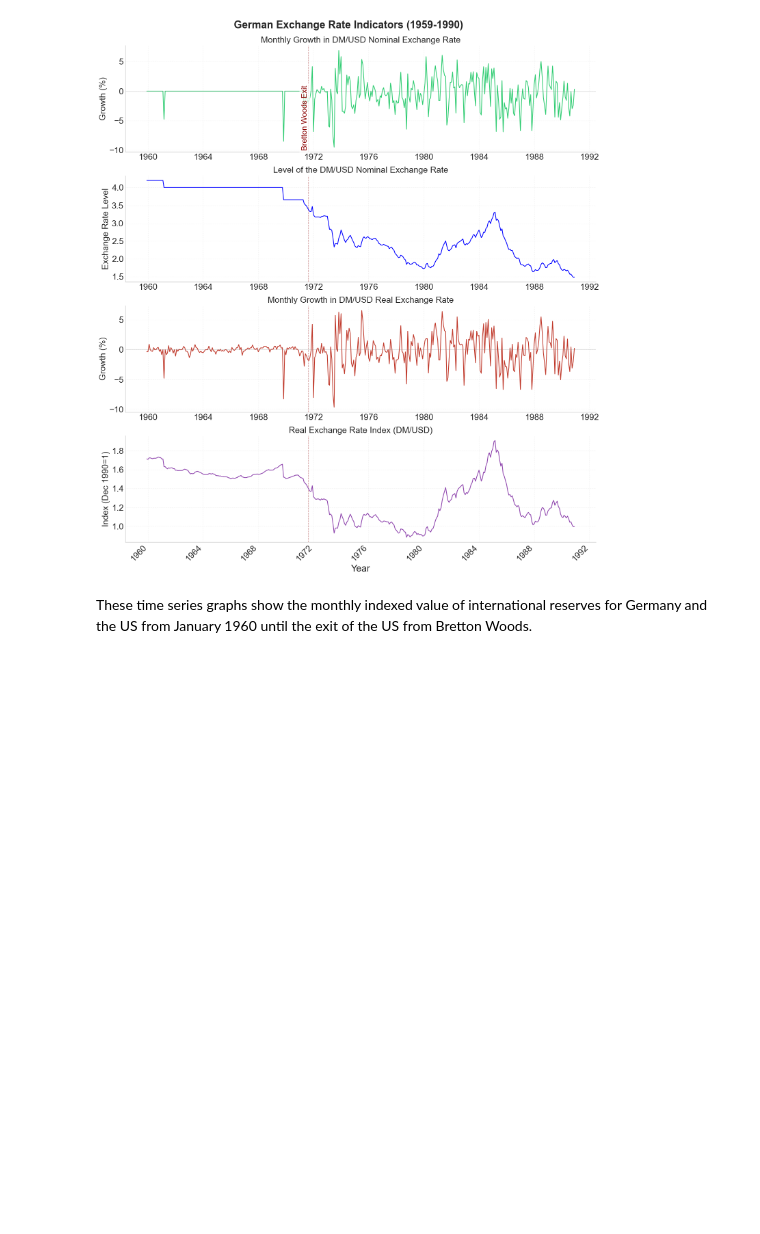
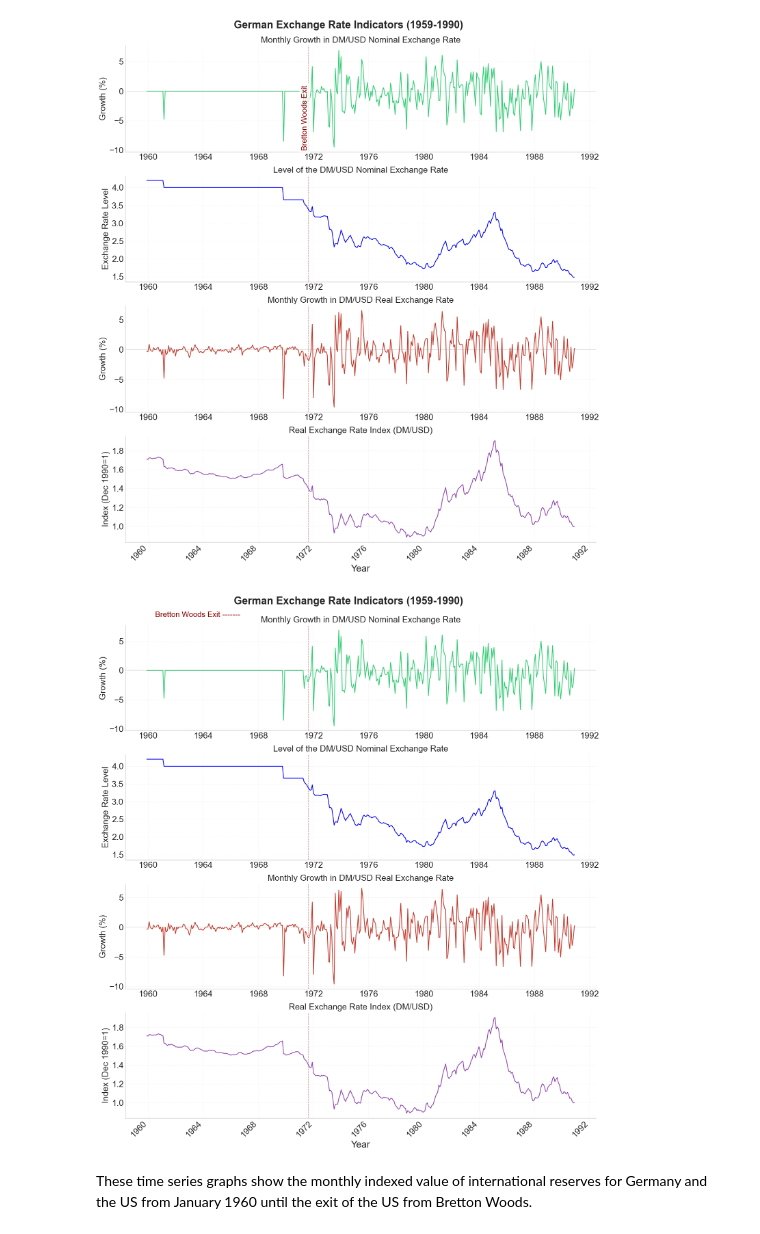
Before and after one commit to EC1B1-Macro-Project/Germany_Coursework, a Jupyter notebook: code/NB00 .ipynb, the cells around one changed output. Cells and saved outputs as stored; diff of their text form; code cells hidden in the pictures; blank space fills up the shorter version.

```diff
--- a/code/NB00 .ipynb
+++ b/code/NB00 .ipynb
@@ -500,6 +500,79 @@ fig.suptitle("German Exchange Rate Indicators (1959-1990)",
 plt.show()
 # %% [output]
 [figure]
+# %%
+# Filter data for Germany only
+germany_df = merged_df[merged_df["Country"] == "Germany"]
+
+# Define Bretton Woods exit date
+bretton_woods_exit = pd.to_datetime('1971-08-15')
+
+# Set style and figure
+plt.style.use('seaborn-v0_8-whitegrid')
+fig, axs = plt.subplots(4, 1, figsize=(15, 16))
+
+# Common formatting for all subplots
+for ax in axs:
+    ax.grid(True, linestyle=':', alpha=0.4)
+    ax.spines['top'].set_visible(False)
+    ax.spines['right'].set_visible(False)
+
+    # Add Bretton Woods marker
+    ax.axvline(x=bretton_woods_exit, color='darkred', linestyle='--', alpha=0.5, linewidth=1)
+
+# Plot 1: Monthly Growth in Nominal Exchange Rate
+axs[0].plot(germany_df["Date"], germany_df["Nominal Exchange Rate Growth (%)"],
+            color="#2ecc71", linewidth=1.5)
+axs[0].set_title("Monthly Growth in DM/USD Nominal Exchange Rate", fontsize=18)
+axs[0].set_ylabel("Growth (%)", fontsize=18)
+axs[0].axhline(y=0, color='gray', linestyle='-', alpha=0.2)
+
+# Add annotation for Bretton Woods Exit in the top plot
+axs[0].text(bretton_woods_exit - pd.Timedelta(days=1800),  # Move left
+            axs[0].get_ylim()[1] * 1.15,  # Position above the plot
+            'Bretton Woods Exit -------',
+            rotation=0,  # Horizontal text
+            verticalalignment='bottom',
+            horizontalalignment='right',  # Align to the right
+            fontsize=16,
+            color='darkred',
+            bbox=dict(facecolor='white', edgecolor='none', alpha=0.7))
+
+# Plot 2: Level of Nominal Exchange Rate
+axs[1].plot(germany_df["Date"], germany_df["Nominal Exchange Rate"],
+            color="blue", linewidth=1.5)
+axs[1].set_title("Level of the DM/USD Nominal Exchange Rate", fontsize=18)
+axs[1].set_ylabel("Exchange Rate Level", fontsize=18)
+
+# Plot 3: Monthly Growth in Real Exchange Rate
+axs[2].plot(germany_df["Date"], germany_df["Real Exchange Rate Growth (%)"],
+            color="#c0392b", linewidth=1.5)
+axs[2].set_title("Monthly Growth in DM/USD Real Exchange Rate", fontsize=18)
+axs[2].set_ylabel("Growth (%)", fontsize=18)
+axs[2].axhline(y=0, color='gray', linestyle='-', alpha=0.2)
+
+# Plot 4: Real Exchange Rate Index
+axs[3].plot(germany_df["Date"], germany_df["Real Exchange Rate Index"],
+            color="#8e44ad", linewidth=1.5)
+axs[3].set_title("Real Exchange Rate Index (DM/USD)", fontsize=18)
+axs[3].set_ylabel("Index (Dec 1990=1)", fontsize=18)
+
+# X-axis formatting
+axs[3].set_xlabel("Year", fontsize=20)
+for ax in axs:
+    ax.tick_params(axis='both', labelsize=18)
+
+# Rotate x-axis labels and adjust layout
+plt.setp(axs[-1].get_xticklabels(), rotation=45, ha='right')
+plt.tight_layout()
+
+# Add main title with more space
+fig.suptitle("German Exchange Rate Indicators (1959-1990)",
+             y=1.02, fontsize=22, fontweight='bold')
+
+plt.show()
+# %% [output]
+[figure, added]
 # %% [markdown]
 These time series graphs show  the monthly indexed value of international reserves for Germany and the US from January 1960 until the exit of the US from Bretton Woods.
 # %%
```
Also changed, not shown: parts of 9 cells of this notebook.
